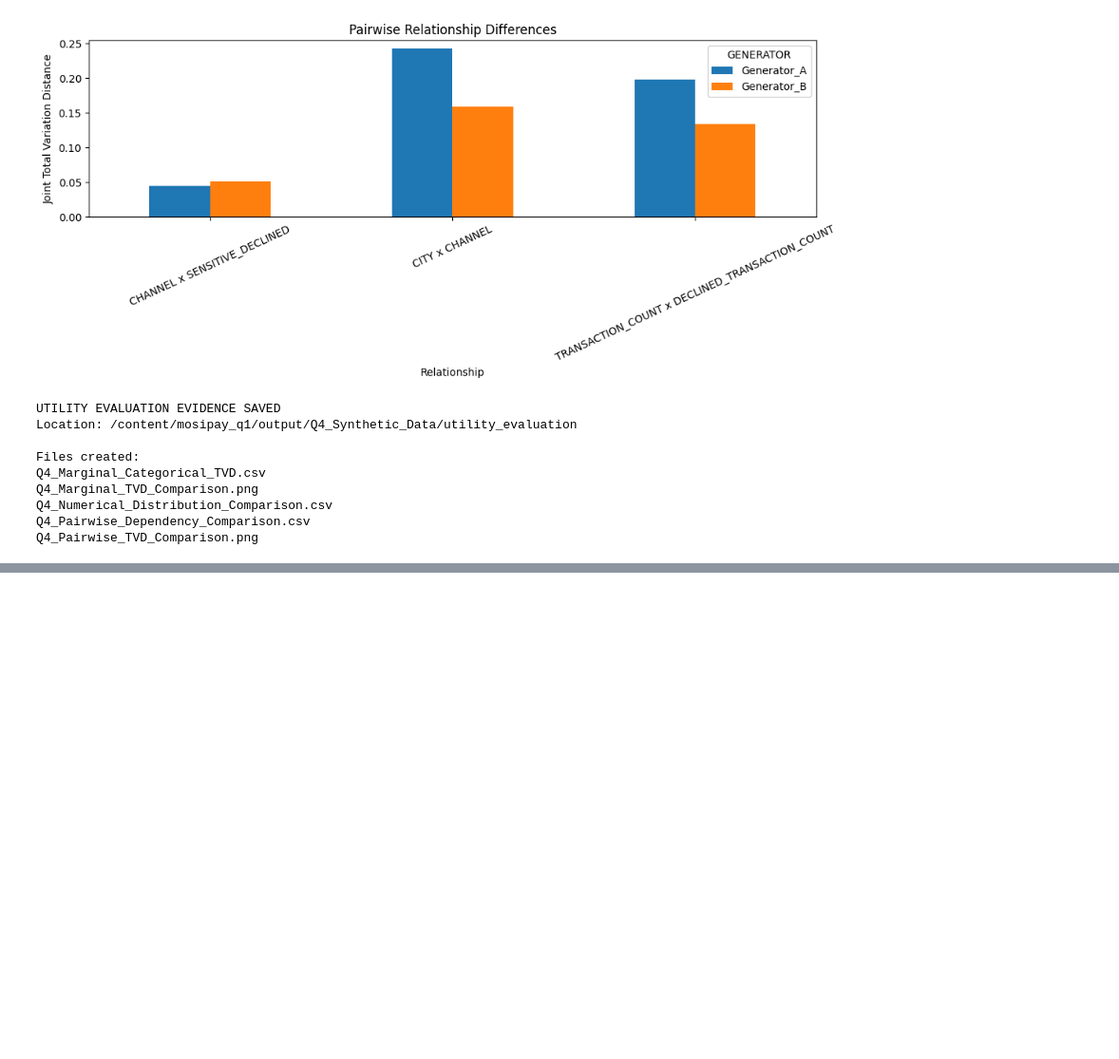
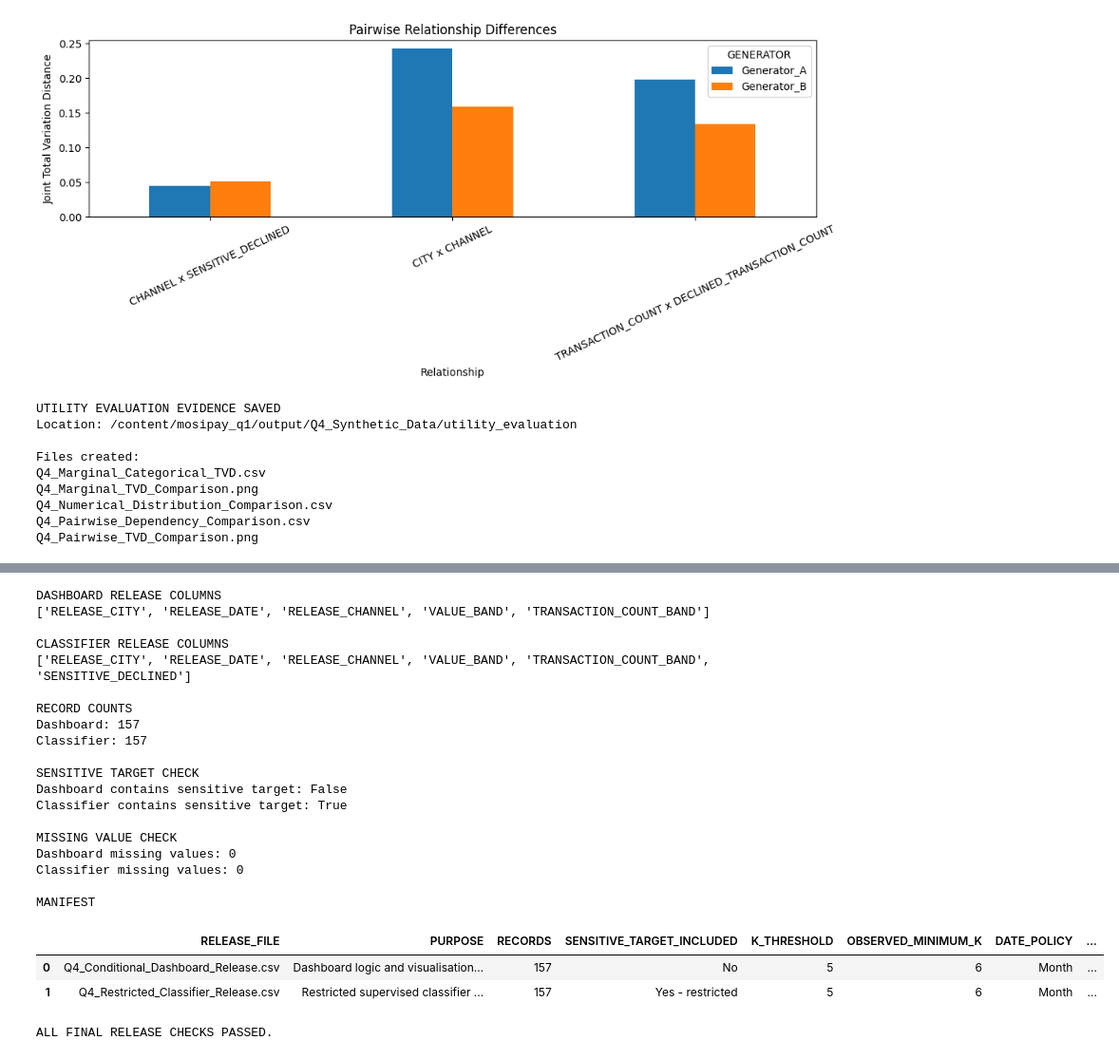
Before and after one commit to ictnsofu/ICD_5211_Data_Privacy_kampamba_nsofu_202609988, a Jupyter notebook: 202609988_Kampamba_Nsofu_ICD_5211.ipynb, the cells around one changed output, grey strips where cells are left out. Shown at 95% size. Cells and saved outputs as stored; diff of their text form; code cells hidden in the pictures; blank space fills up the shorter version.

```diff
--- a/202609988_Kampamba_Nsofu_ICD_5211.ipynb
+++ b/202609988_Kampamba_Nsofu_ICD_5211.ipynb
@@ -8504,0 +9648,79 @@ Q4_Pairwise_TVD_Comparison.png
+# %%
+from pathlib import Path
+import pandas as pd
+
+release_dir = Path(
+    "/content/mosipay_q1/output/Q4_Synthetic_Data/conditional_release"
+)
+
+dashboard = pd.read_csv(
+    release_dir / "Q4_Conditional_Dashboard_Release.csv"
+)
+
+classifier = pd.read_csv(
+    release_dir / "Q4_Restricted_Classifier_Release.csv"
+)
+
+manifest = pd.read_csv(
+    release_dir / "Q4_Conditional_Release_Manifest.csv"
+)
+
+print("DASHBOARD RELEASE COLUMNS")
+print(dashboard.columns.tolist())
+
+print("\nCLASSIFIER RELEASE COLUMNS")
+print(classifier.columns.tolist())
+
+print("\nRECORD COUNTS")
+print("Dashboard:", len(dashboard))
+print("Classifier:", len(classifier))
+
+print("\nSENSITIVE TARGET CHECK")
+print(
+    "Dashboard contains sensitive target:",
+    "SENSITIVE_DECLINED" in dashboard.columns
+)
+print(
+    "Classifier contains sensitive target:",
+    "SENSITIVE_DECLINED" in classifier.columns
+)
+
+print("\nMISSING VALUE CHECK")
+print("Dashboard missing values:", dashboard.isna().sum().sum())
+print("Classifier missing values:", classifier.isna().sum().sum())
+
+print("\nMANIFEST")
+display(manifest)
+
+assert len(dashboard) == 157
+assert len(classifier) == 157
+assert "SENSITIVE_DECLINED" not in dashboard.columns
+assert "SENSITIVE_DECLINED" in classifier.columns
+assert dashboard.isna().sum().sum() == 0
+assert classifier.isna().sum().sum() == 0
+
+print("\nALL FINAL RELEASE CHECKS PASSED.")
+# %% [output]
+DASHBOARD RELEASE COLUMNS
+['RELEASE_CITY', 'RELEASE_DATE', 'RELEASE_CHANNEL', 'VALUE_BAND', 'TRANSACTION_COUNT_BAND']
+
+CLASSIFIER RELEASE COLUMNS
+['RELEASE_CITY', 'RELEASE_DATE', 'RELEASE_CHANNEL', 'VALUE_BAND', 'TRANSACTION_COUNT_BAND', 'SENSITIVE_DECLINED']
+
+RECORD COUNTS
+Dashboard: 157
+Classifier: 157
+
+SENSITIVE TARGET CHECK
+Dashboard contains sensitive target: False
+Classifier contains sensitive target: True
+
+MISSING VALUE CHECK
+Dashboard missing values: 0
+Classifier missing values: 0
+
+MANIFEST
+|  | RELEASE_FILE | PURPOSE | RECORDS | SENSITIVE_TARGET_INCLUDED | K_THRESHOLD | OBSERVED_MINIMUM_K | DATE_POLICY | ... |
+| 0 | Q4_Conditional_Dashboard_Release.csv | Dashboard logic and visualisation... | 157 | No | 5 | 6 | Month | ... |
+| 1 | Q4_Restricted_Classifier_Release.csv | Restricted supervised classifier ... | 157 | Yes - restricted | 5 | 6 | Month | ... |
+ALL FINAL RELEASE CHECKS PASSED.
```
Also changed, not shown: parts of 5 cells of this notebook.
